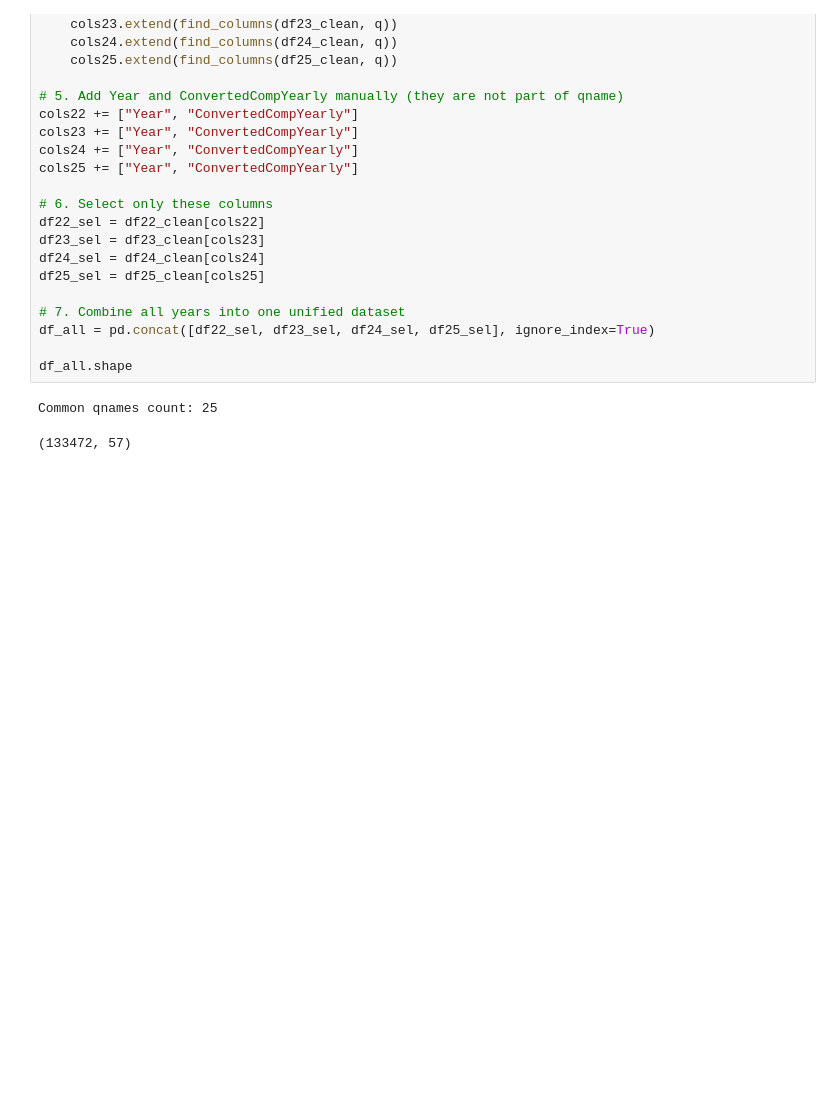
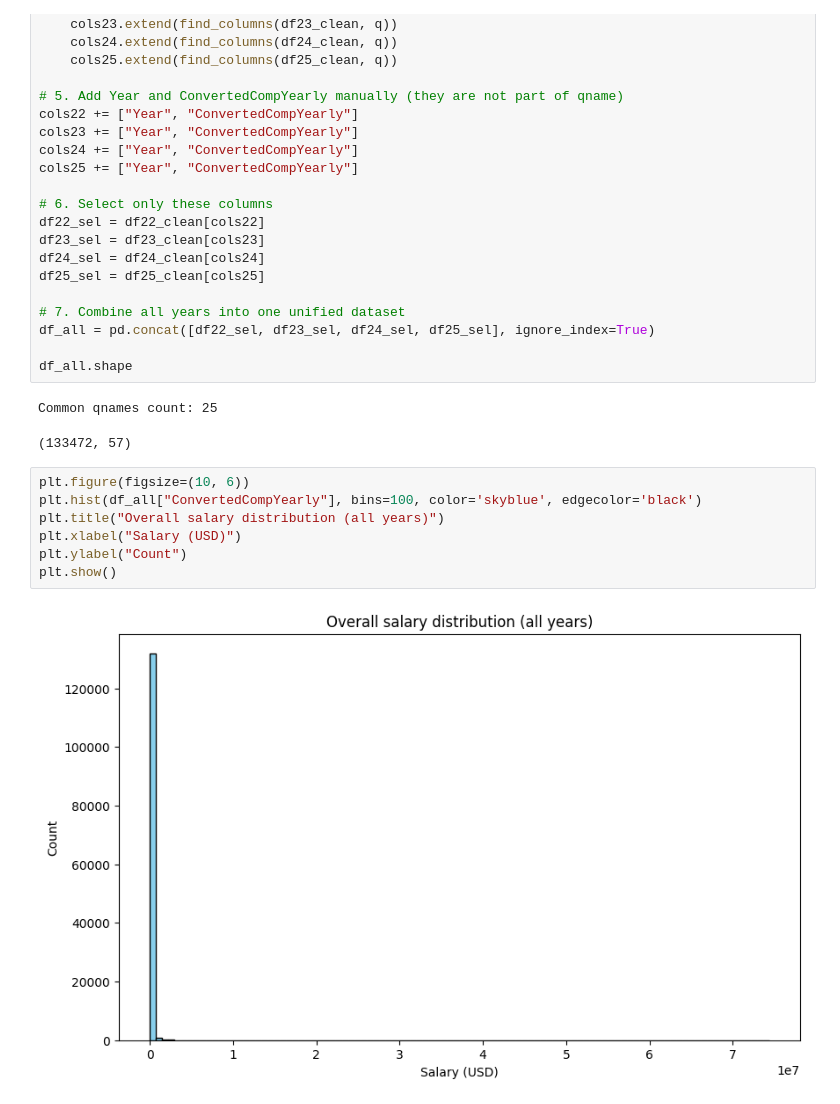
Before and after one commit to Olga13579/Data_Circle_Project-Stack_Overflow, a Jupyter notebook: Data_Circle_Project_Stack_Overflow.ipynb, the cells around one changed output. Cells and saved outputs as stored; diff of their text form; blank space fills up the shorter version.

```diff
--- a/Data_Circle_Project_Stack_Overflow.ipynb
+++ b/Data_Circle_Project_Stack_Overflow.ipynb
@@ -306,3 +306,12 @@ df_all.shape
 # %% [output]
 Common qnames count: 25
 (133472, 57)
+# %%
+plt.figure(figsize=(10, 6))
+plt.hist(df_all["ConvertedCompYearly"], bins=100, color='skyblue', edgecolor='black')
+plt.title("Overall salary distribution (all years)")
+plt.xlabel("Salary (USD)")
+plt.ylabel("Count")
+plt.show()
+# %% [output]
+[figure, added]
```
Also changed, not shown: parts of 5 cells of this notebook.
